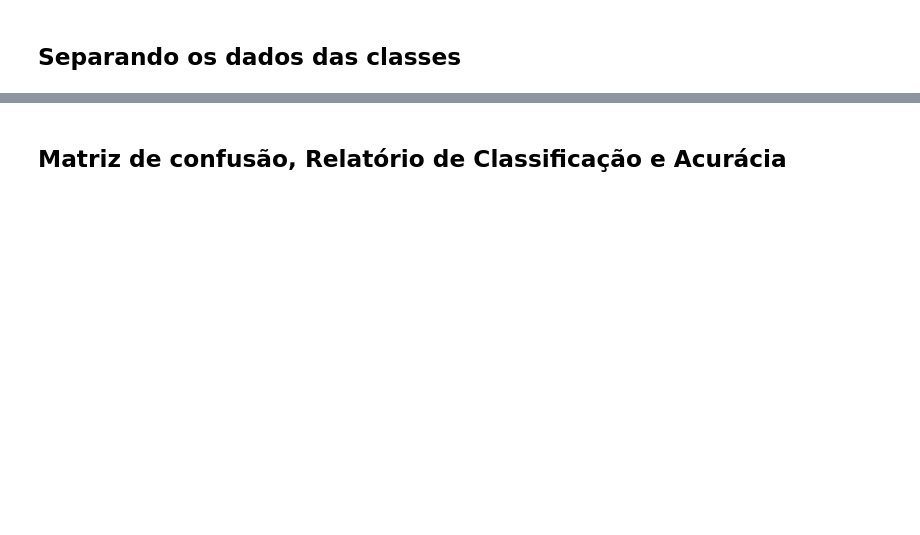
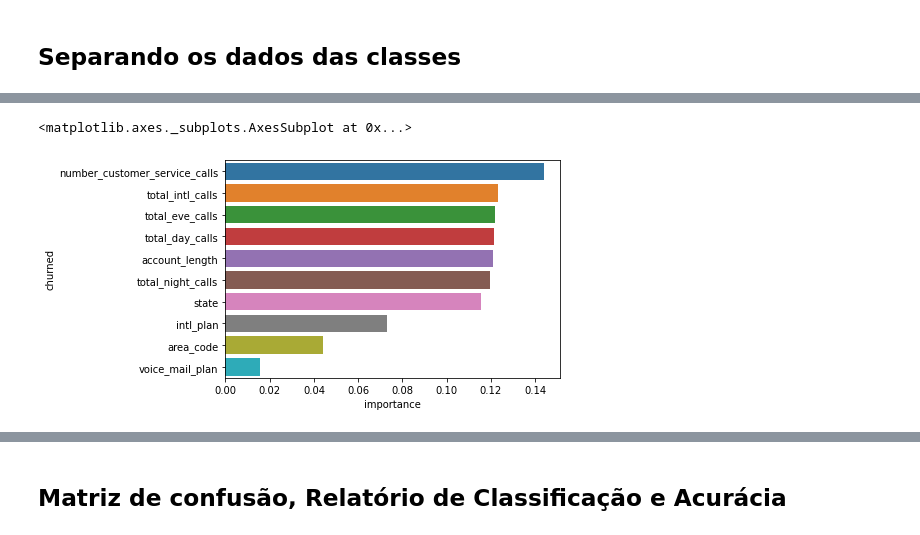
Before and after one commit to fabiolapugli/20200507_IMBD, a Jupyter notebook: ChurnPrediction_KNN_Fabiola.ipynb, the cells around one changed output, grey strips where cells are left out. Drawn from its saved outputs; the diff is of its cells as text; code cells hidden in the pictures; blank space fills up the shorter version.

```diff
--- a/ChurnPrediction_KNN_Fabiola.ipynb
+++ b/ChurnPrediction_KNN_Fabiola.ipynb
@@ -285,3 +153,3 @@ Valors de K tendem a ser impares para não ter ricos de empate
 # %%
-X = contas.drop('churned', axis=1)
-Y = contas['churned']
+previsores = df.drop(['churned'], axis = 1)
+target = df['churned']
@@ -293,0 +184,5 @@ X_train, X_test, Y_train, Y_test = train_test_split(X, Y, test_size = 0.2, rando
+# %%
+sns.barplot(x='importance', y='churned', data=df_fit)
+# %% [output]
+<matplotlib.axes._subplots.AxesSubplot at 0x...>
+[figure, added]
```
Also changed, not shown: parts of 98 cells of this notebook.
